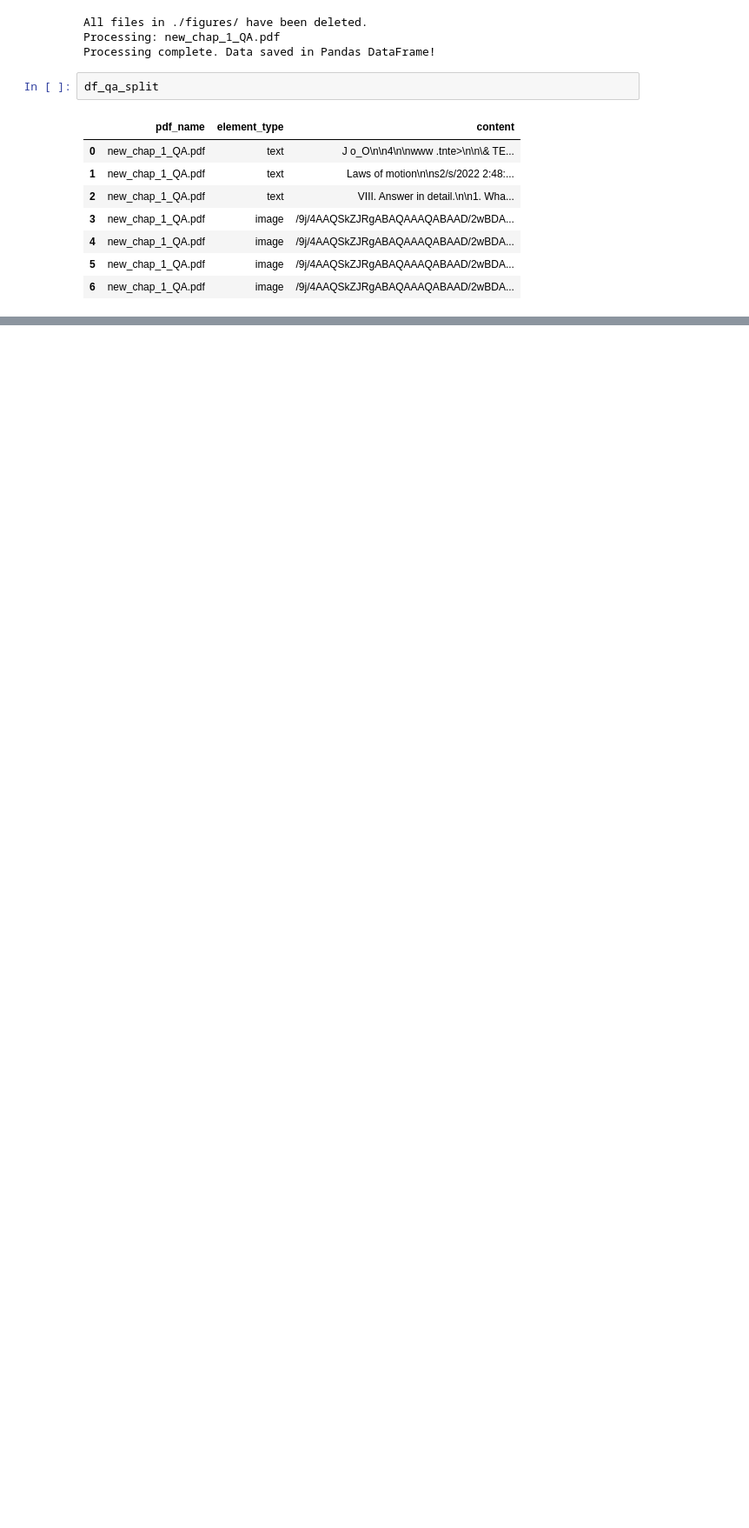
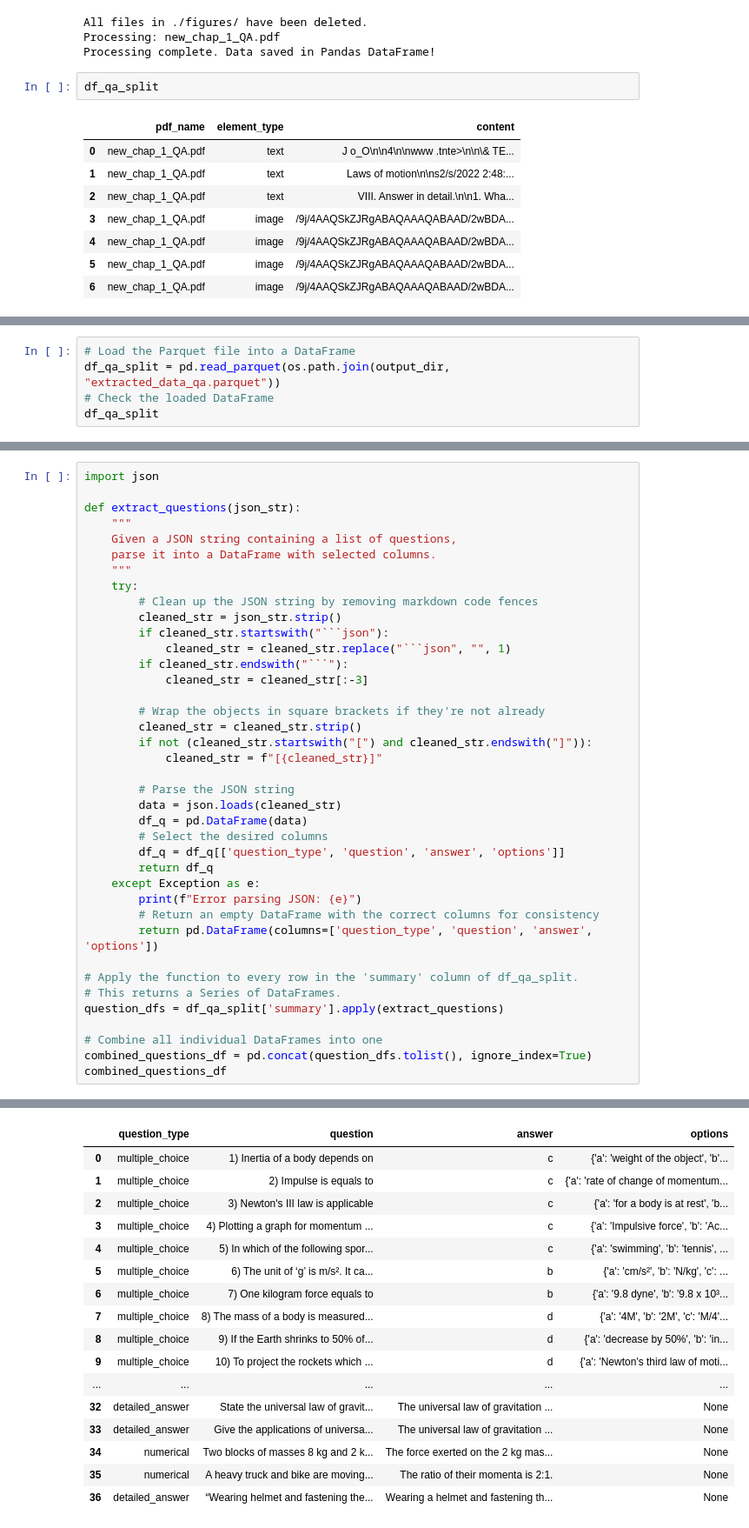
Before and after one commit to svk-123/Multi_Modal_Data_Preprocessing_and_LLM_Inference, a Jupyter notebook: notebook_01_pdf_extraction.ipynb, the cells around one changed output, grey strips where cells are left out. Shown at 87% size. Cells and saved outputs as stored; diff of their text form; blank space fills up the shorter version.

````diff
--- a/notebook_01_pdf_extraction.ipynb
+++ b/notebook_01_pdf_extraction.ipynb
@@ -457,0 +500,5 @@ df_qa_split['content'].iloc[1]
+# %%
+# Load the Parquet file into a DataFrame
+df_qa_split = pd.read_parquet(os.path.join(output_dir, "extracted_data_qa.parquet"))
+# Check the loaded DataFrame
+df_qa_split
@@ -457,0 +514,40 @@ df_qa_split['content'].iloc[1]
+# %%
+import json
+
+def extract_questions(json_str):
+    """
+    Given a JSON string containing a list of questions,
+    parse it into a DataFrame with selected columns.
+    """
+    try:
+        # Clean up the JSON string by removing markdown code fences
+        cleaned_str = json_str.strip()
+        if cleaned_str.startswith("```json"):
+            cleaned_str = cleaned_str.replace("```json", "", 1)
+        if cleaned_str.endswith("```"):
+            cleaned_str = cleaned_str[:-3]
+
+        # Wrap the objects in square brackets if they're not already
+        cleaned_str = cleaned_str.strip()
+        if not (cleaned_str.startswith("[") and cleaned_str.endswith("]")):
+            cleaned_str = f"[{cleaned_str}]"
+
+        # Parse the JSON string
+        data = json.loads(cleaned_str)
+        df_q = pd.DataFrame(data)
+        # Select the desired columns
+        df_q = df_q[['question_type', 'question', 'answer', 'options']]
+        return df_q
+    except Exception as e:
+        print(f"Error parsing JSON: {e}")
+        # Return an empty DataFrame with the correct columns for consistency
+        return pd.DataFrame(columns=['question_type', 'question', 'answer', 'options'])
+
+# Apply the function to every row in the 'summary' column of df_qa_split.
+# This returns a Series of DataFrames.
+question_dfs = df_qa_split['summary'].apply(extract_questions)
+
+# Combine all individual DataFrames into one
+combined_questions_df = pd.concat(question_dfs.tolist(), ignore_index=True)
+combined_questions_df
+# %% [output]
@@ -457,0 +558,17 @@ df_qa_split['content'].iloc[1]
+|  | question_type | question | answer | options |
+| 0 | multiple_choice | 1) Inertia of a body depends on | c | {'a': 'weight of the object', 'b'... |
+| 1 | multiple_choice | 2) Impulse is equals to | c | {'a': 'rate of change of momentum... |
+| 2 | multiple_choice | 3) Newton's III law is applicable | c | {'a': 'for a body is at rest', 'b... |
+| 3 | multiple_choice | 4) Plotting a graph for momentum ... | c | {'a': 'Impulsive force', 'b': 'Ac... |
+| 4 | multiple_choice | 5) In which of the following spor... | c | {'a': 'swimming', 'b': 'tennis', ... |
+| 5 | multiple_choice | 6) The unit of ‘g’ is m/s². It ca... | b | {'a': 'cm/s²', 'b': 'N/kg', 'c': ... |
+| 6 | multiple_choice | 7) One kilogram force equals to | b | {'a': '9.8 dyne', 'b': '9.8 x 10³... |
+| 7 | multiple_choice | 8) The mass of a body is measured... | d | {'a': '4M', 'b': '2M', 'c': 'M/4'... |
+| 8 | multiple_choice | 9) If the Earth shrinks to 50% of... | d | {'a': 'decrease by 50%', 'b': 'in... |
+| 9 | multiple_choice | 10) To project the rockets which ... | d | {'a': 'Newton's third law of moti... |
+| ... | ... | ... | ... | ... |
+| 32 | detailed_answer | State the universal law of gravit... | The universal law of gravitation ... | None |
+| 33 | detailed_answer | Give the applications of universa... | The universal law of gravitation ... | None |
+| 34 | numerical | Two blocks of masses 8 kg and 2 k... | The force exerted on the 2 kg mas... | None |
+| 35 | numerical | A heavy truck and bike are moving... | The ratio of their momenta is 2:1. | None |
+| 36 | detailed_answer | “Wearing helmet and fastening the... | Wearing a helmet and fastening th... | None |
````
Also changed, not shown: parts of 12 cells of this notebook, 3 other files.
